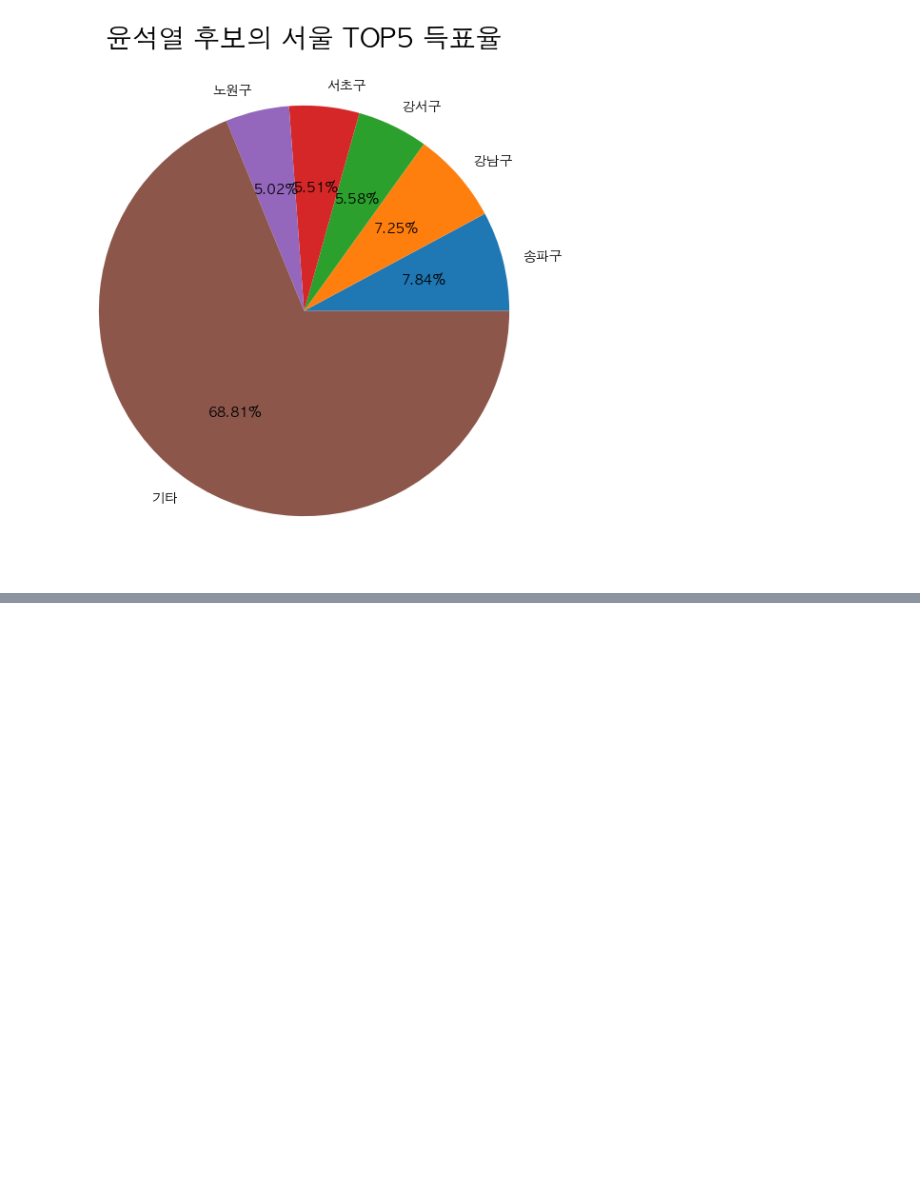
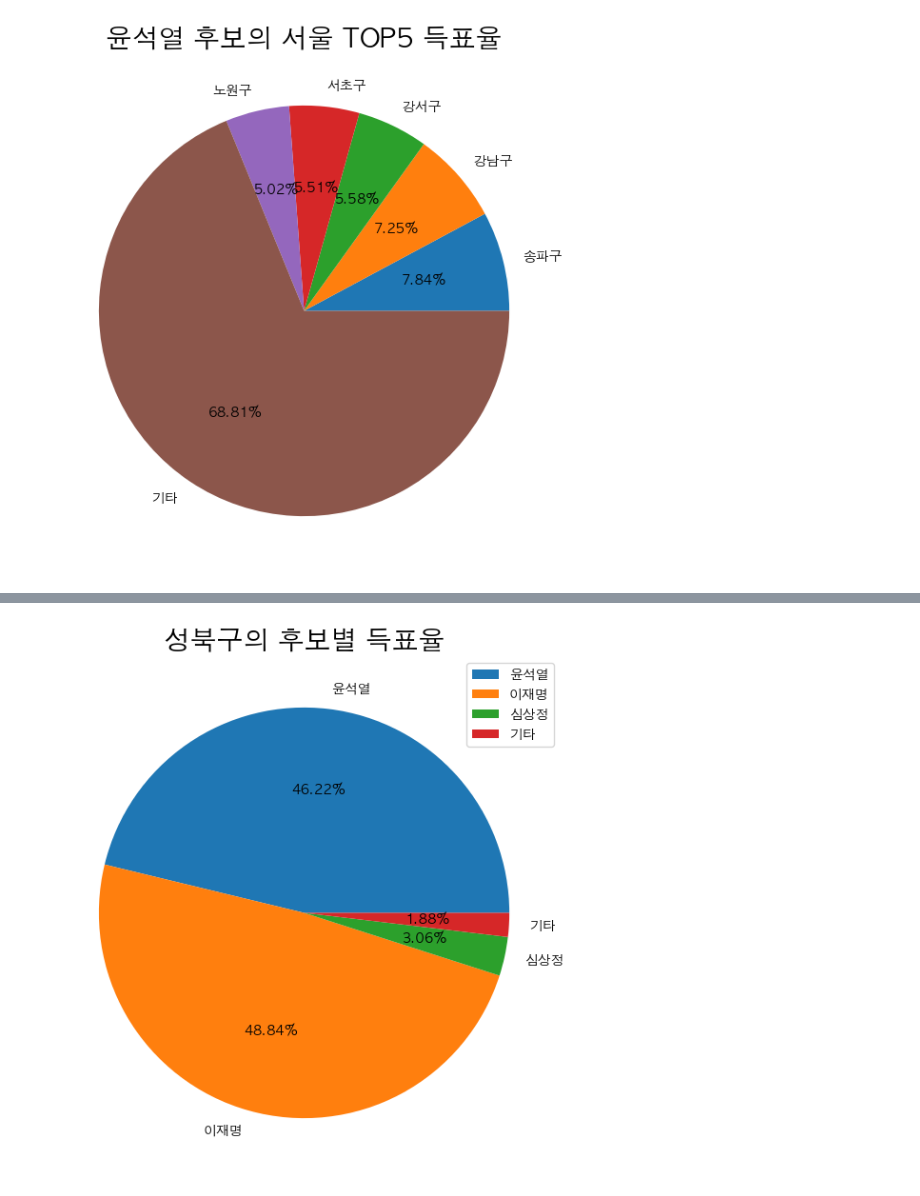
Before and after one commit to jjhwnn/Python, a Jupyter notebook: 3.DataAnalysis/Note/12.대선자료시각화.ipynb, the cells around one changed output, grey strips where cells are left out. Cells and saved outputs as stored; diff of their text form; code cells hidden in the pictures; blank space fills up the shorter version.

```diff
--- a/3.DataAnalysis/Note/12.대선자료시각화.ipynb
+++ b/3.DataAnalysis/Note/12.대선자료시각화.ipynb
@@ -257,0 +260,3 @@ plt.show()
+# %%
+elec_sb = election.loc[election['시군구'] == '성북구']
+elec_sb
@@ -257,0 +266,7 @@ plt.show()
+# %%
+elec_sb['기타'] = elec_sb['투표수'] - (election.iloc[:,4:7].sum(axis="columns"))
+elec_sb
+elec_sb_data = \
+    pd.Series([int(elec_sb['윤석열']), int(elec_sb['이재명']), int(elec_sb['심상정'])]).\
+        append(elec_sb['투표수'] - elec_sb['electionSum']).reset_index(drop=True)
+elec_sb_data
@@ -257,0 +279,3 @@ plt.show()
+# %%
+elec_sb = elec_sb.iloc[:,[5,4,6,9]]
+elec_sb
@@ -257,0 +298,14 @@ plt.show()
+# %%
+elec_sb.T.plot(
+    kind='pie',
+    figsize = (10, 7),
+    autopct = '%.2f%%',
+    subplots=True,
+
+)
+
+plt.title('성북구의 후보별 득표율', size=20)
+plt.ylabel('')
+plt.show()
+# %% [output]
+[figure, added]
```
Also changed, not shown: parts of 25 cells of this notebook, 4 other files.
